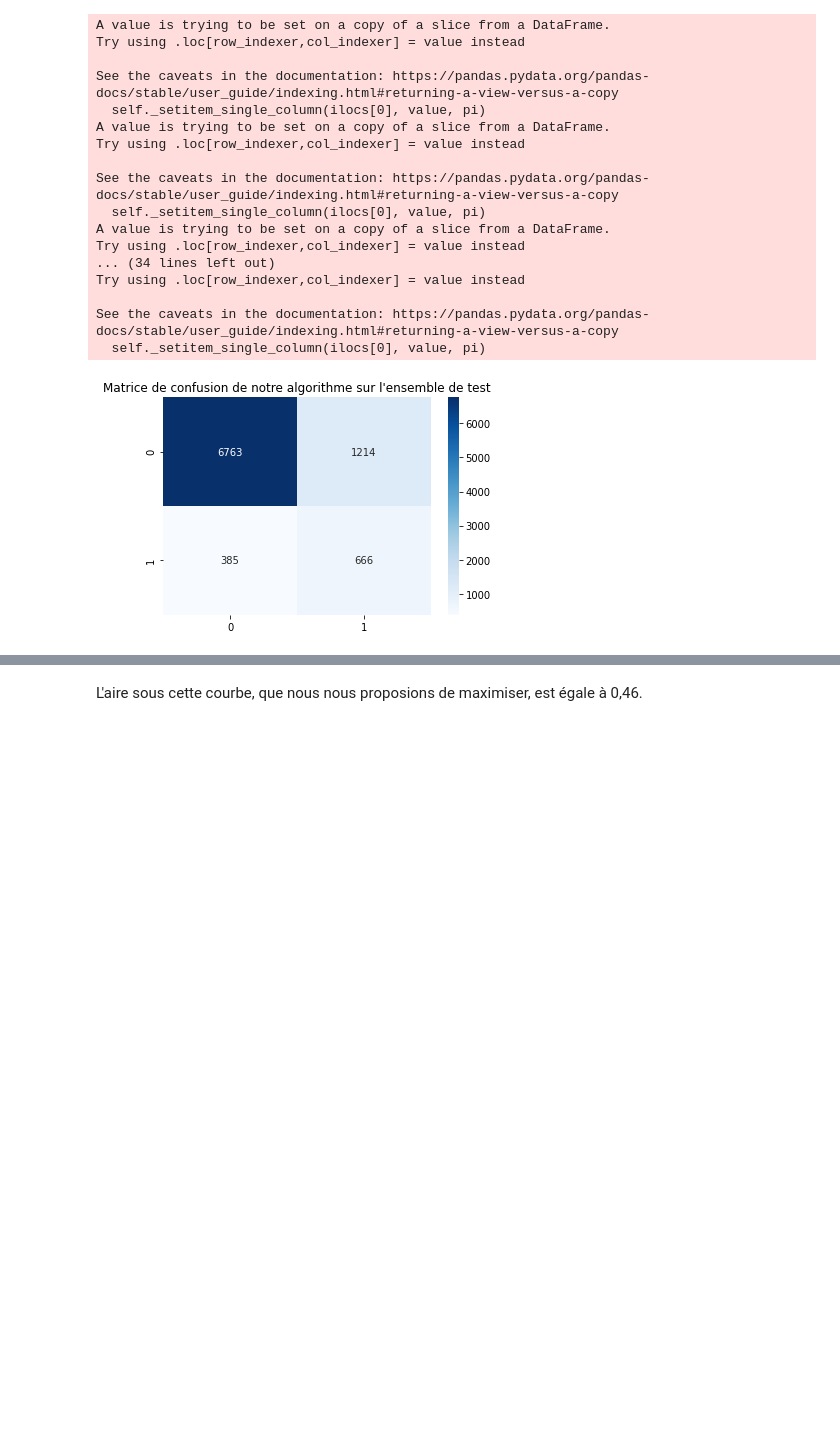
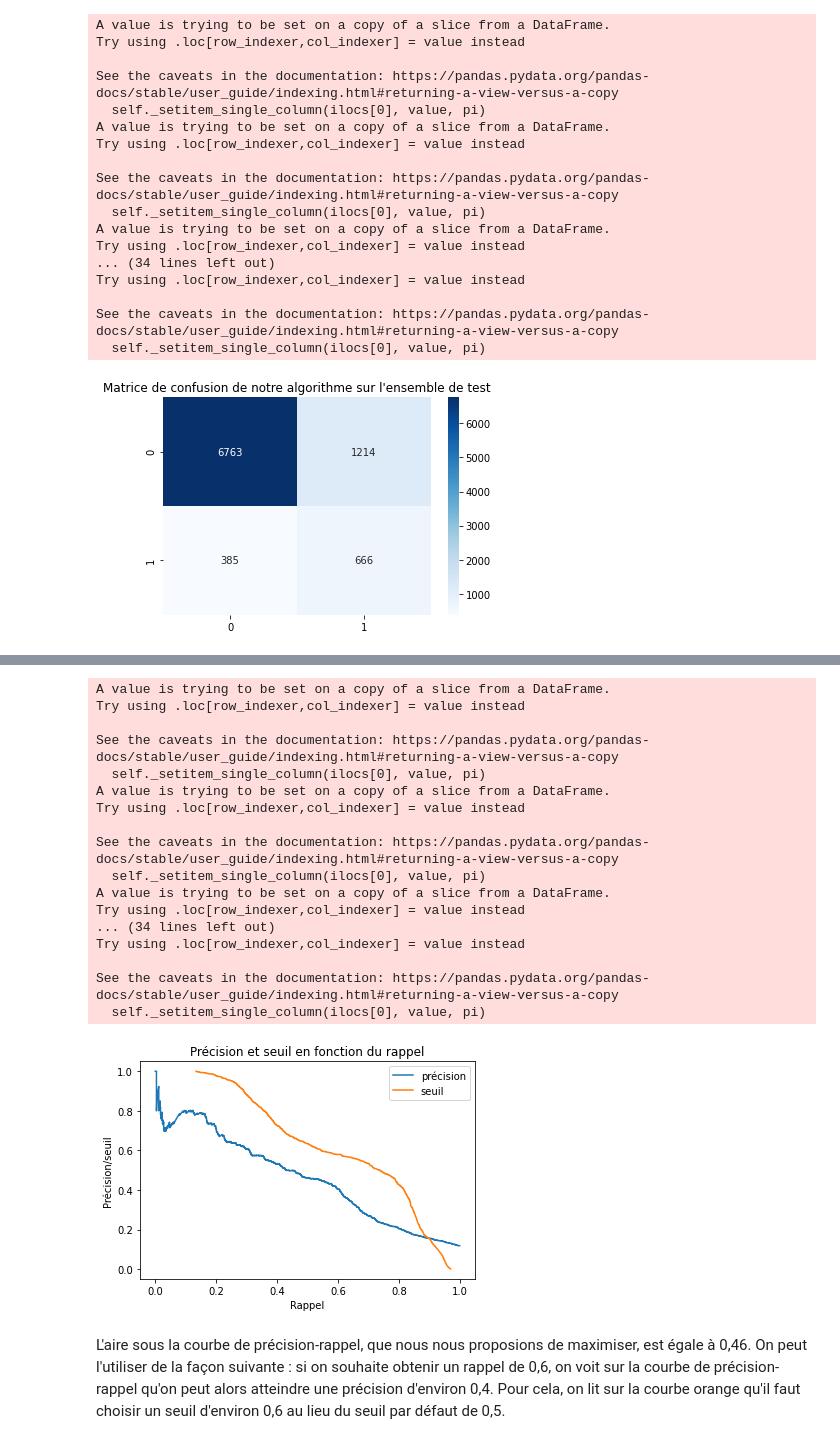
Before and after one commit to OlivierCollier/YottaProject1, a Jupyter notebook: notebooks/model-optimization-notebook/model-optimization-notebook.ipynb, the cells around one changed output, grey strips where cells are left out. Cells and saved outputs as stored; diff of their text form; code cells hidden in the pictures; blank space fills up the shorter version.

Commit message:
:rocket: Finishing model optimization notebook

```diff
--- a/notebooks/model-optimization-notebook/model-optimization-notebook.ipynb
+++ b/notebooks/model-optimization-notebook/model-optimization-notebook.ipynb
@@ -47,8 +47,8 @@ Ensuite, les données sont agrégées suivant une colonne MOIS/ANNEE qui est cr
 Enfin, on sépare la cible (y) du reste des données (X).
 # %%
 # Loading config values
-client_file = '../../data/raw/data.csv' ### data/raw/train !!
-eco_file = '../../data/raw/socio_eco.csv'
+client_file = '../../data/raw/train/data.csv'
+eco_file = '../../data/raw/train/socio_eco.csv'
 config_client_data =  {'name': 'data.csv',
                        'date_format': '%Y-%m-%d',
                        'date_column': 'DATE',
@@ -250,11 +235,11 @@ KeyboardInterrupt:
 # %%
 # Pour ne pas avoir à attendre la fin de l'optimisation précédente, on pourra décommenter
 # les lignes suivantes et changer directement le modèle sauvegardé en format pickle.
-# import pickle
-# opt_pipeline = pickle.load(open("../../models/ml_model.pkl", "rb"))
+import pickle
+opt_pipeline = pickle.load(open("../../models/ml_model.pkl", "rb"))
 
 # Il faut alors également commenter la ligne suivante.
-opt_pipeline = clf.best_estimator_
+# opt_pipeline = clf.best_estimator_
 # %% [markdown]
 Notre modèle final est donc une forêt aléatoire implémentée dans RandomForestClassifier, avec pour arguments (hors arguments par défaut) :
 - n_estimators = 220,
@@ -358,2 +280,32 @@ See the caveats in the documentation: https://pandas.pydata.org/pandas-docs/stab
+# %%
+precision, recall, thresholds = precision_recall_curve(y_test, opt_pipeline.predict_proba(X_test)[:, 1])
+
+#plot_precision_recall_curve(opt_pipeline, X_test, y_test)
+plt.plot(recall, precision, label='précision')
+plt.plot(thresholds, recall[:-1], label='seuil')
+plt.xlabel('Rappel')
+plt.ylabel('Précision/seuil')
+plt.title("Précision et seuil en fonction du rappel")
+plt.legend()
+plt.show()
+# %% [output]
+A value is trying to be set on a copy of a slice from a DataFrame.
+Try using .loc[row_indexer,col_indexer] = value instead
+
+See the caveats in the documentation: https://pandas.pydata.org/pandas-docs/stable/user_guide/indexing.html#returning-a-view-versus-a-copy
+  self._setitem_single_column(ilocs[0], value, pi)
+A value is trying to be set on a copy of a slice from a DataFrame.
+Try using .loc[row_indexer,col_indexer] = value instead
+
+See the caveats in the documentation: https://pandas.pydata.org/pandas-docs/stable/user_guide/indexing.html#returning-a-view-versus-a-copy
+  self._setitem_single_column(ilocs[0], value, pi)
+A value is trying to be set on a copy of a slice from a DataFrame.
+Try using .loc[row_indexer,col_indexer] = value instead
+... (34 lines left out)
+Try using .loc[row_indexer,col_indexer] = value instead
+
+See the caveats in the documentation: https://pandas.pydata.org/pandas-docs/stable/user_guide/indexing.html#returning-a-view-versus-a-copy
+  self._setitem_single_column(ilocs[0], value, pi)
+[figure, added]
 # %% [markdown]
-L'aire sous cette courbe, que nous nous proposions de maximiser, est égale à 0,46.
+L'aire sous la courbe de précision-rappel, que nous nous proposions de maximiser, est égale à 0,46. On peut l'utiliser de la façon suivante : si on souhaite obtenir un rappel de 0,6, on voit sur la courbe de précision-rappel qu'on peut alors atteindre une précision d'environ 0,4. Pour cela, on lit sur la courbe orange qu'il faut choisir un seuil d'environ 0,6 au lieu du seuil par défaut de 0,5.
```
Also changed, not shown: parts of 9 cells of this notebook.
